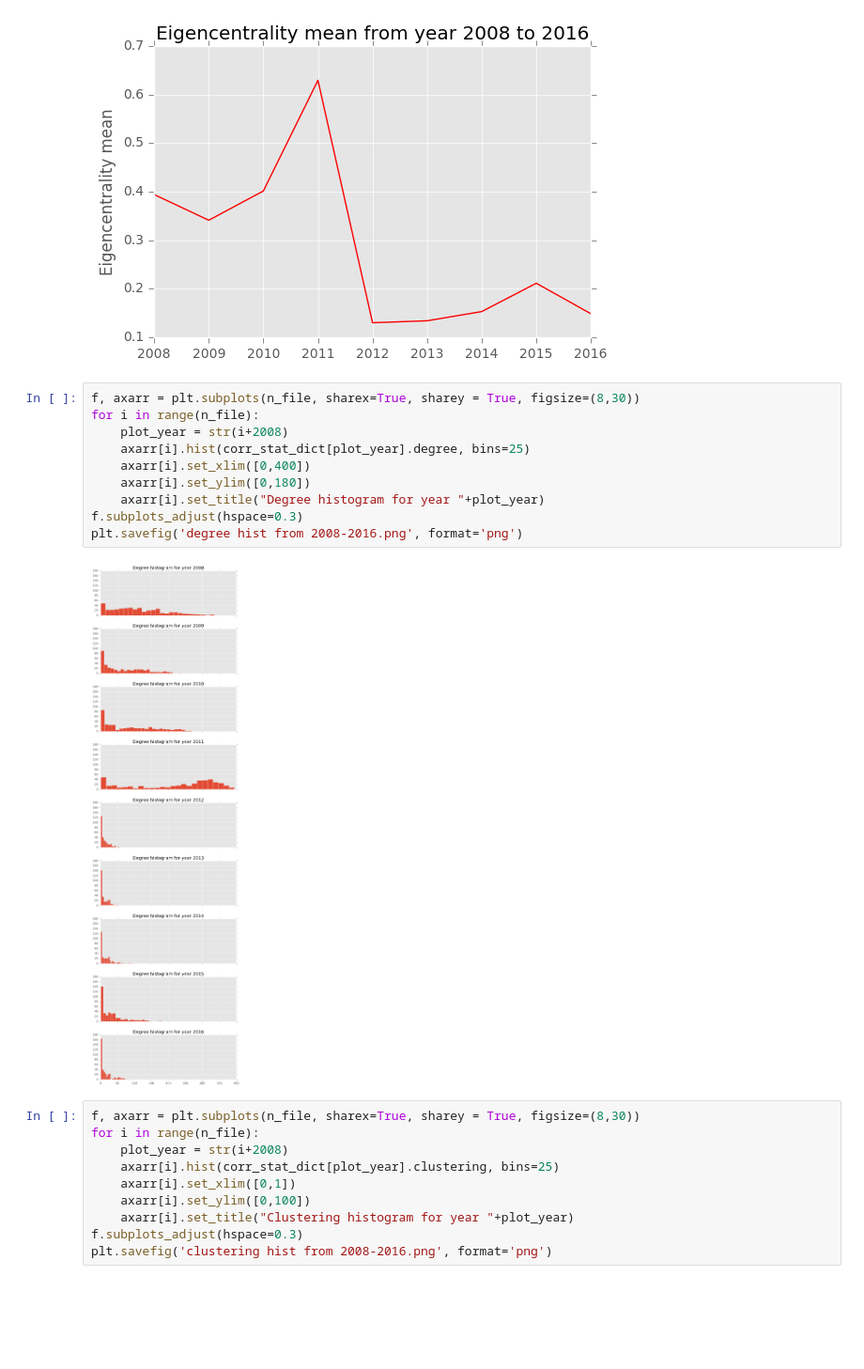
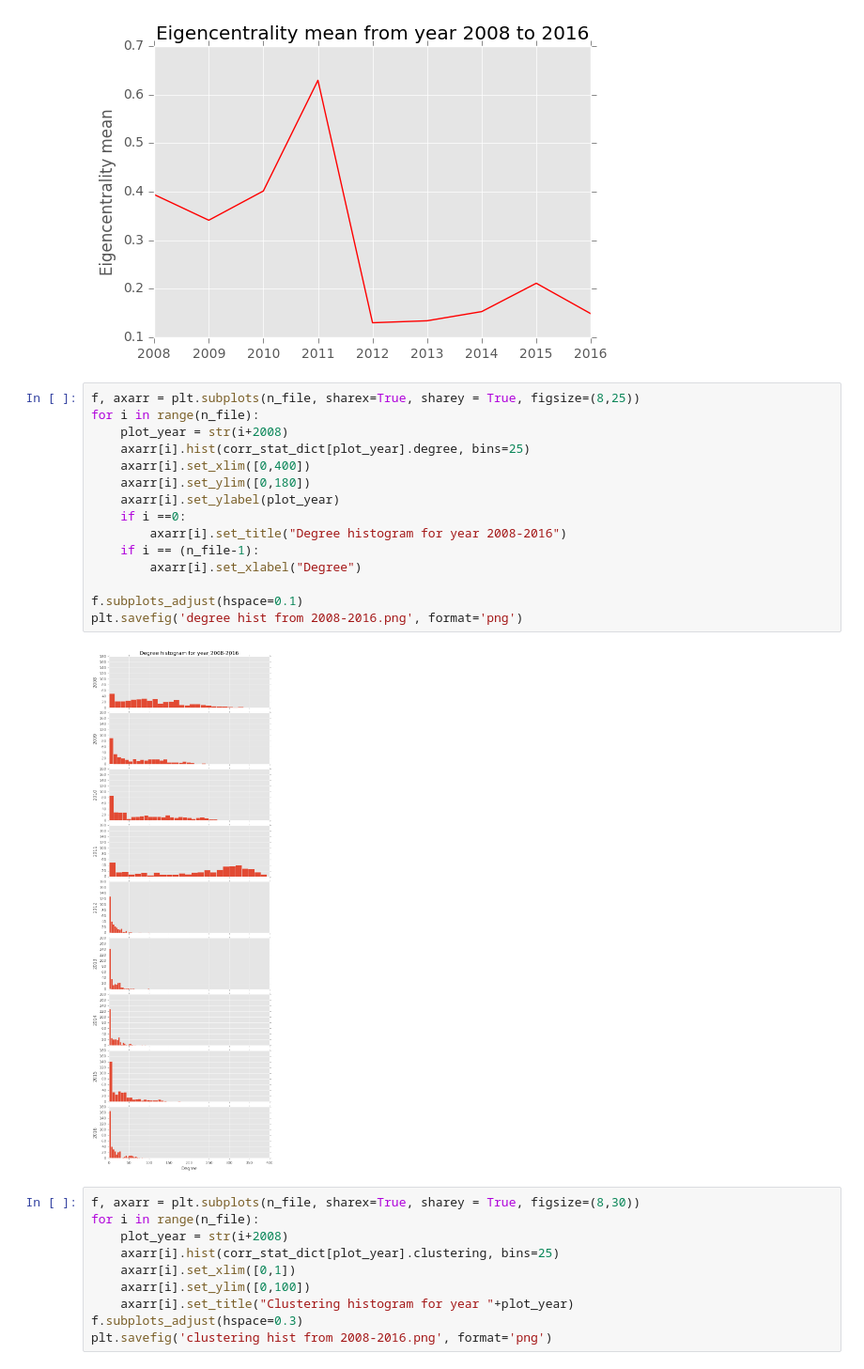
Before and after one commit to verali0816/STA141B_group_project, a Jupyter notebook: Statistic analysis.ipynb, the cells around one changed output. Shown at 94% size. Cells and saved outputs as stored; diff of their text form; blank space fills up the shorter version.

```diff
--- a/Statistic analysis.ipynb
+++ b/Statistic analysis.ipynb
@@ -160,17 +111,22 @@ plt.ylabel("Eigencentrality mean")
 <matplotlib.text.Text at 0x...>
 [figure]
 # %%
-f, axarr = plt.subplots(n_file, sharex=True, sharey = True, figsize=(8,30))
+f, axarr = plt.subplots(n_file, sharex=True, sharey = True, figsize=(8,25))
 for i in range(n_file):
     plot_year = str(i+2008)
     axarr[i].hist(corr_stat_dict[plot_year].degree, bins=25)
     axarr[i].set_xlim([0,400])
     axarr[i].set_ylim([0,180])
-    axarr[i].set_title("Degree histogram for year "+plot_year)
-f.subplots_adjust(hspace=0.3)
+    axarr[i].set_ylabel(plot_year)
+    if i ==0:
+        axarr[i].set_title("Degree histogram for year 2008-2016")
+    if i == (n_file-1):
+        axarr[i].set_xlabel("Degree")
+
+f.subplots_adjust(hspace=0.1)
 plt.savefig('degree hist from 2008-2016.png', format='png')
 # %% [output]
-[figure, old version]
+[figure, new version]
 # %%
 f, axarr = plt.subplots(n_file, sharex=True, sharey = True, figsize=(8,30))
 for i in range(n_file):
```
Also changed, not shown: parts of 41 cells of this notebook, 6 other files.
